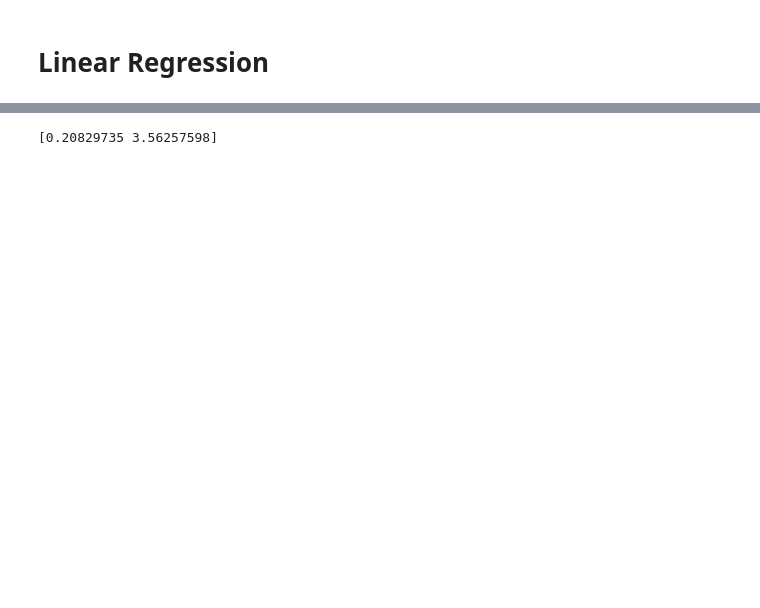
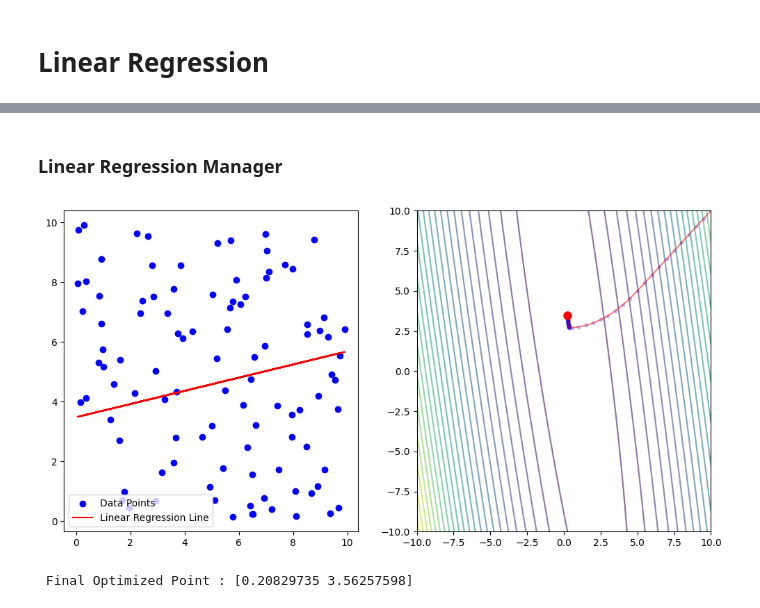
Before and after one commit to fxcollot/visualization, a Jupyter notebook: linear_regression/linear_regression.ipynb, the cells around one changed output, grey strips where cells are left out. Cells and saved outputs as stored; diff of their text form; code cells hidden in the pictures; blank space fills up the shorter version.

Commit message:
Feature: Visualization Enabled

```diff
--- a/linear_regression/linear_regression.ipynb
+++ b/linear_regression/linear_regression.ipynb
@@ -8,7 +9,14 @@ import sympy as sp
 # %%
-m, b = sp.symbols('m b')
-variables = (m, b)
+m1, b = sp.symbols('m1 b')
+variables = (m1, b)
 
+# VISUALIZATION PARAMETERS
+X_RANGE = (-10, 10)
+Y_RANGE = (-10, 10)
+Z_FIXED = 0
+GRID_SIZE = 100
+
+# LINEAR REGRESSION PARAMETERS
 RANDOM_SEED = 42
 N_SAMPLES = 100
 NOISE = 10
@@ -31,10 +39,11 @@ def dataset(n_samples=N_SAMPLES, noise=NOISE):
 
     OUTPUT ::
     X: numpy array of shape (n_samples, 1), the input features
-    y: numpy array of shape (n_samples, 1), the target variable
+    Y: numpy array of shape (n_samples, 1), the input features
+    z: numpy array of shape (n_samples, 1), the target variable
 
     """
-    X = 2 * np.random.rand(n_samples, 1)
-    y = 4 + 3 * X + noise * np.random.randn(n_samples, 1)
+    X = np.random.rand(n_samples) * 10
+    Y = np.random.rand(n_samples) * 10 # 3 * X + 4 * Y + np.random.randn(n_samples) * noise
 
-    return X, y
+    return X, Y
@@ -41,3 +132,5 @@ def dataset(n_samples=N_SAMPLES, noise=NOISE):
+# %% [markdown]
+### Linear Regression Manager
 # %%
 def loss(input_parameters, variables=variables):
     """
@@ -50,11 +143,11 @@ def loss(input_parameters, variables=variables):
     OUTPUT ::
     mse: float, the Mean Squared Error loss
     """
-    m, b = variables
+    m1, b = variables
     list_x, list_y = input_parameters
 
     n = len(list_x)
-    mse = sum((list_y[i] - (m * list_x[i] + b))**2 for i in range(n)) / n
+    mse = sum((list_y[i] - (m1 * list_x[i] + b))**2 for i in range(n)) / n
 
     return mse
 # %%
@@ -94,6 +187,10 @@ def gradient_descent(f, variables, initial_point=INITIAL_POINT, learning_rate=LE
     point = np.array(initial_point, dtype=np.float64)
     grad = gradient(f, variables)
     grad_func = sp.lambdify(variables, grad, 'numpy')
+    fig, ax1, mse_line, ax2, dot, path, marks = mesh_intialize(loss(INPUT_PARAMETERS, variables))
+    history = [point.copy()]
+
+    plt.show()
 
     for i in range(max_iterations):
         grad_eval = grad_func(*point)
@@ -103,10 +200,21 @@ def gradient_descent(f, variables, initial_point=INITIAL_POINT, learning_rate=LE
 
         point -= learning_rate * grad_eval
 
+        history.append(point.copy())
+
+        if i % 10 == 0:
+            mesh_update(mse_line, dot, path, marks, history, point)
+            display.clear_output(wait=True)
+            display.display(fig)
+            plt.pause(0.5)
+
     return point
 # %%
+INPUT_PARAMETERS = dataset()
+
 final_point = gradient_descent(loss(INPUT_PARAMETERS, variables), variables)
 
-print(final_point)
+print(f" Final Optimized Point : {final_point}")
 # %% [output]
+[figure, added]
-[0.20829735 3.56257598]
+ Final Optimized Point : [0.20829735 3.56257598]
```
Also changed, not shown: parts of 4 cells of this notebook.
